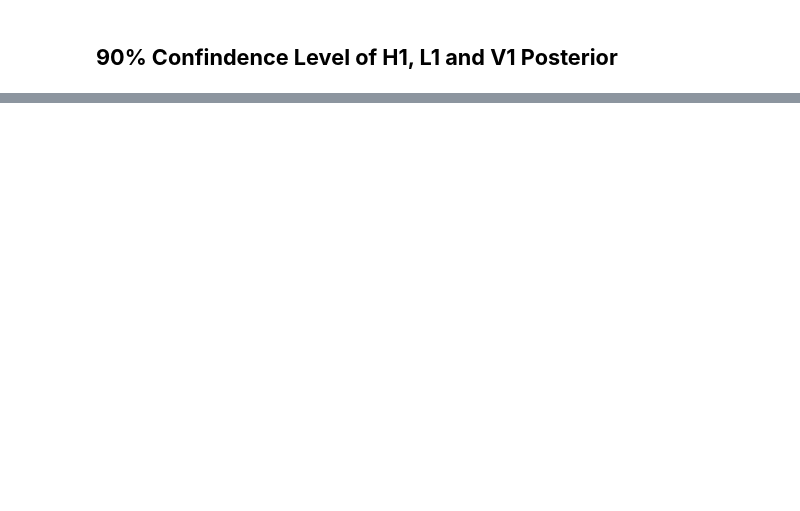
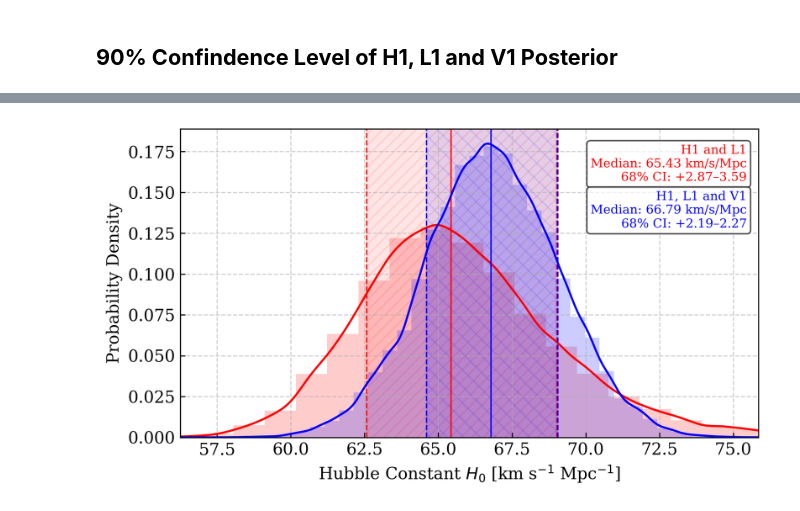
Before and after one commit to JacobTutt/Grav_Waves_Cosmology, a Jupyter notebook: notebooks/2_Cosmology.ipynb, the cells around one changed output, grey strips where cells are left out. Cells and saved outputs as stored; diff of their text form; code cells hidden in the pictures; blank space fills up the shorter version.

```diff
--- a/notebooks/2_Cosmology.ipynb
+++ b/notebooks/2_Cosmology.ipynb
@@ -264,7 +321,7 @@ Galaxy Matches inside the 2D confidence contour:
 # %% [markdown]
 ## **90% Confindence Level of H1, L1 and V1 Posterior**
 # %%
-filtered_catalog = catalog_analysis(H1_L1_V1_samples, galaxy_catalog, confidence_level=0.9, title= 'Galaxy Catalogue Comparison: H1, L1 and V1', colors= ['blue', 'red'])
+filtered_catalog_3detector = catalog_analysis(H1_L1_V1_samples, galaxy_catalog, confidence_level=0.9, title= 'Galaxy Catalogue Comparison: H1, L1 and V1', colors= ['blue', 'red'])
 # %% [output]
 Galaxy Matches inside the 1D confidence intervals:
 No galaxies found within the 1D confidence intervals.
@@ -274,0 +339,4 @@ Galaxy Matches inside the 2D confidence contour:
+# %%
+plot_Hubble_marginal(H1_L1_samples, H1_L1_V1_samples, filtered_catalog_3detector['z'].values)
+# %% [output]
+[figure, added]
```
Also changed, not shown: parts of 7 cells of this notebook.
